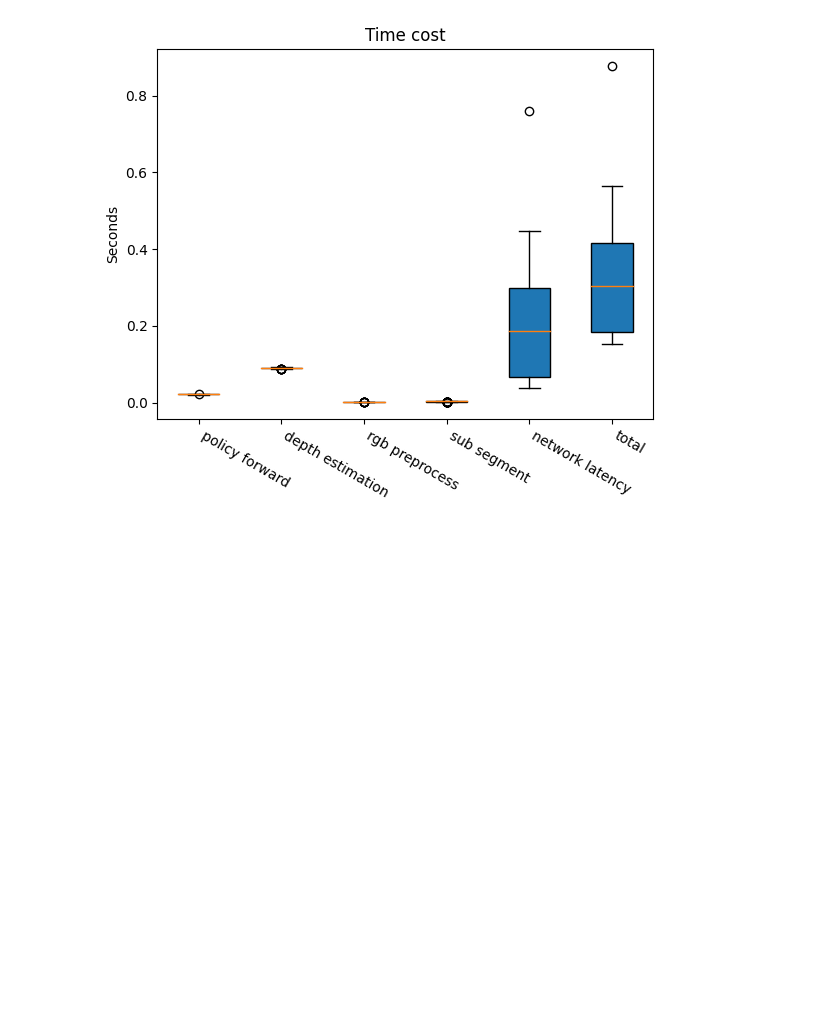
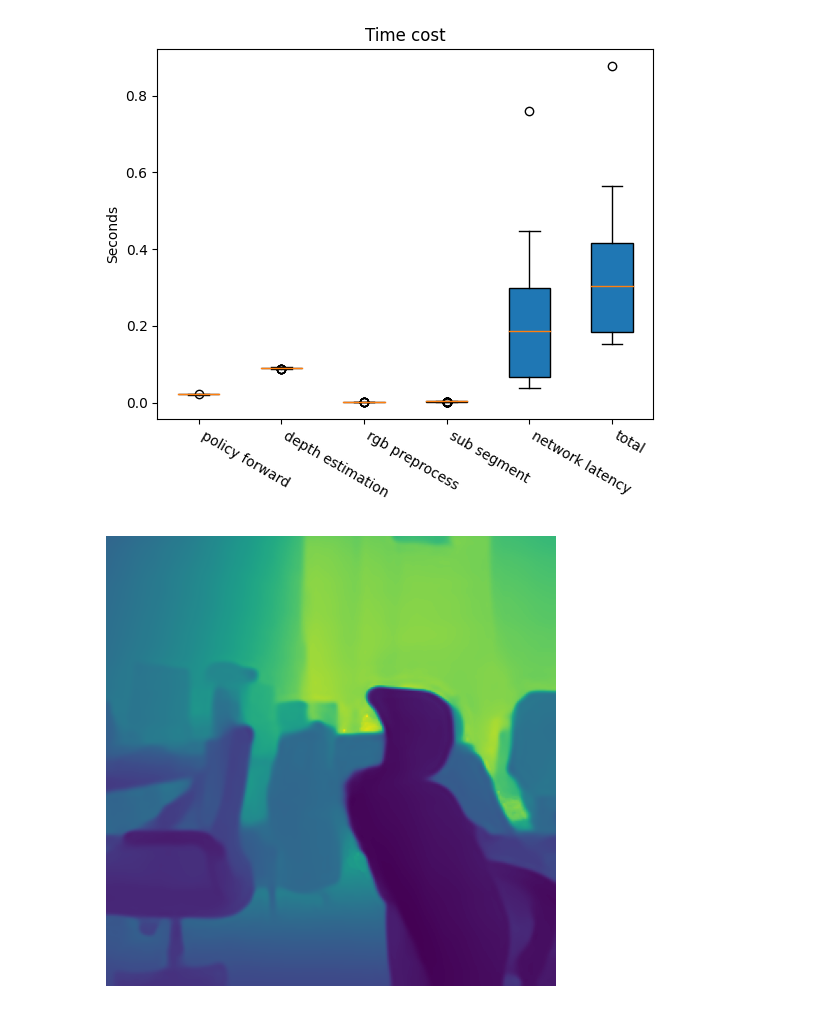
Before and after one commit to RavenKiller/MLANet, a Jupyter notebook: scripts/realscene.ipynb, the cells around one changed output. Saved outputs shown, nothing was run; the diff lists cells and outputs as text; code cells hidden in the pictures; blank space fills up the shorter version.

```diff
--- a/scripts/realscene.ipynb
+++ b/scripts/realscene.ipynb
@@ -390,3 +390,15 @@ plt.setp(ax.get_xticklabels(), rotation=-30, horizontalalignment='left')
 plt.show()
 # %% [output]
 [figure]
+# %%
+from PIL import Image
+import numpy as np
+import matplotlib.pyplot as plt
+dep = Image.open("/share/home/tj90055/hzt/MLANet/data/vlntj-ce-extend-val/0/depth/67.png")
+dep = np.array(dep, dtype=float)
+plt.imshow(dep)
+plt.axis(False)
+plt.tight_layout()
+plt.savefig("tmp.png",bbox_inches='tight', pad_inches=0)
+# %% [output]
+[figure, added]
```
Also changed, not shown: 2 other files.
